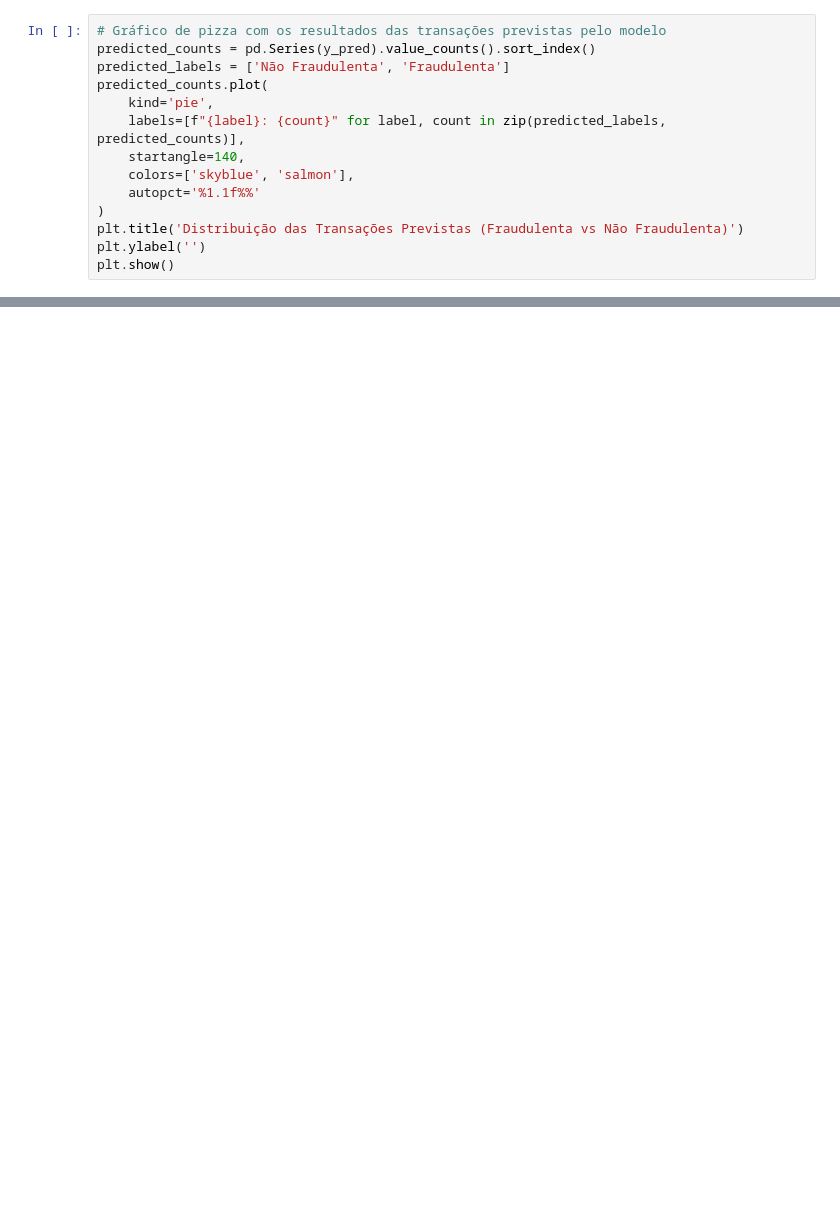
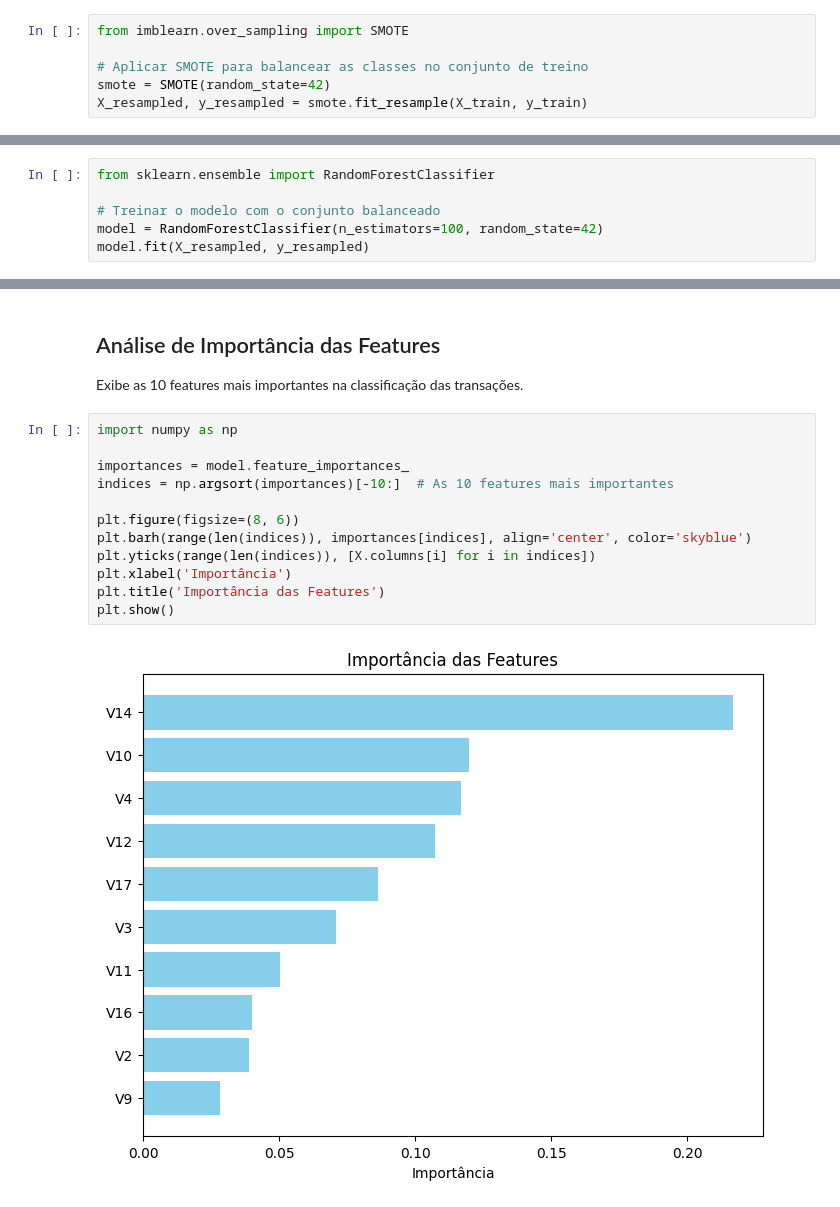
Before and after one commit to GabrielLimaDeSouza/trabalho-topicos-es, a Jupyter notebook: deteccao_fraudes_transacoes.ipynb, the cells around one changed output, grey strips where cells are left out. Drawn from its saved outputs; the diff is of its cells as text; blank space fills up the shorter version.

Commit message:
feat: update script with SMOTE

```diff
--- a/deteccao_fraudes_transacoes.ipynb
+++ b/deteccao_fraudes_transacoes.ipynb
@@ -60,14 +63,6 @@ Gera um gráfico de pizza para visualizar a distribuição das transações prev
 # %%
-# Gráfico de pizza com os resultados das transações previstas pelo modelo
-predicted_counts = pd.Series(y_pred).value_counts().sort_index()
-predicted_labels = ['Não Fraudulenta', 'Fraudulenta']
-predicted_counts.plot(
-    kind='pie',
-    labels=[f"{label}: {count}" for label, count in zip(predicted_labels, predicted_counts)],
-    startangle=140,
-    colors=['skyblue', 'salmon'],
-    autopct='%1.1f%%'
-)
-plt.title('Distribuição das Transações Previstas (Fraudulenta vs Não Fraudulenta)')
-plt.ylabel('')
-plt.show()
+from imblearn.over_sampling import SMOTE
+
+# Aplicar SMOTE para balancear as classes no conjunto de treino
+smote = SMOTE(random_state=42)
+X_resampled, y_resampled = smote.fit_resample(X_train, y_train)
@@ -73,0 +73,6 @@ plt.show()
+# %%
+from sklearn.ensemble import RandomForestClassifier
+
+# Treinar o modelo com o conjunto balanceado
+model = RandomForestClassifier(n_estimators=100, random_state=42)
+model.fit(X_resampled, y_resampled)
@@ -73,0 +116,18 @@ plt.show()
+# %% [markdown]
+## Análise de Importância das Features
+
+Exibe as 10 features mais importantes na classificação das transações.
+# %%
+import numpy as np
+
+importances = model.feature_importances_
+indices = np.argsort(importances)[-10:]  # As 10 features mais importantes
+
+plt.figure(figsize=(8, 6))
+plt.barh(range(len(indices)), importances[indices], align='center', color='skyblue')
+plt.yticks(range(len(indices)), [X.columns[i] for i in indices])
+plt.xlabel('Importância')
+plt.title('Importância das Features')
+plt.show()
+# %% [output]
+[figure, added]
```
Also changed, not shown: parts of 19 cells of this notebook.
